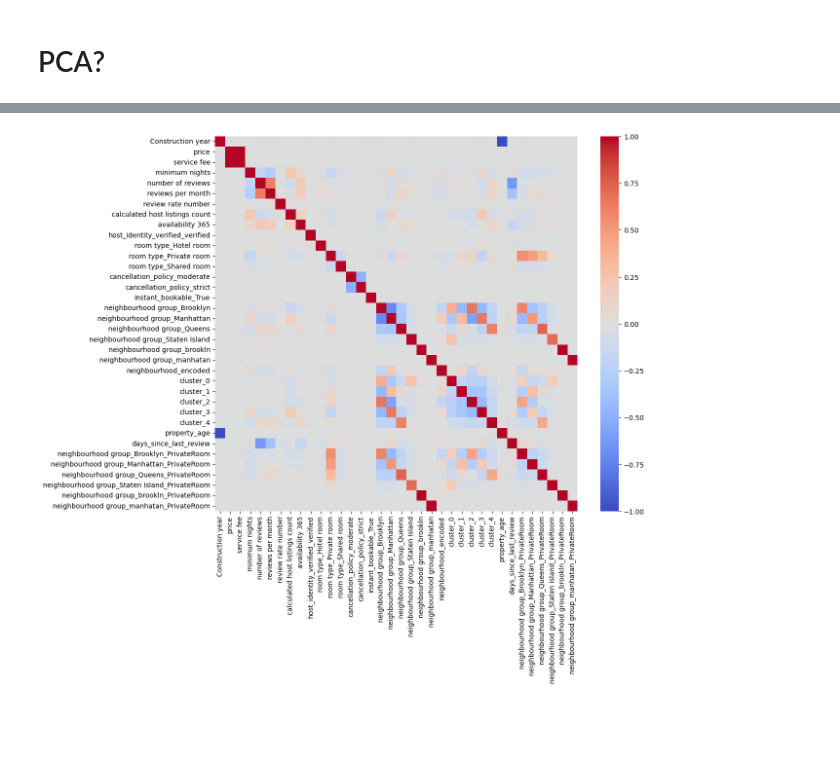
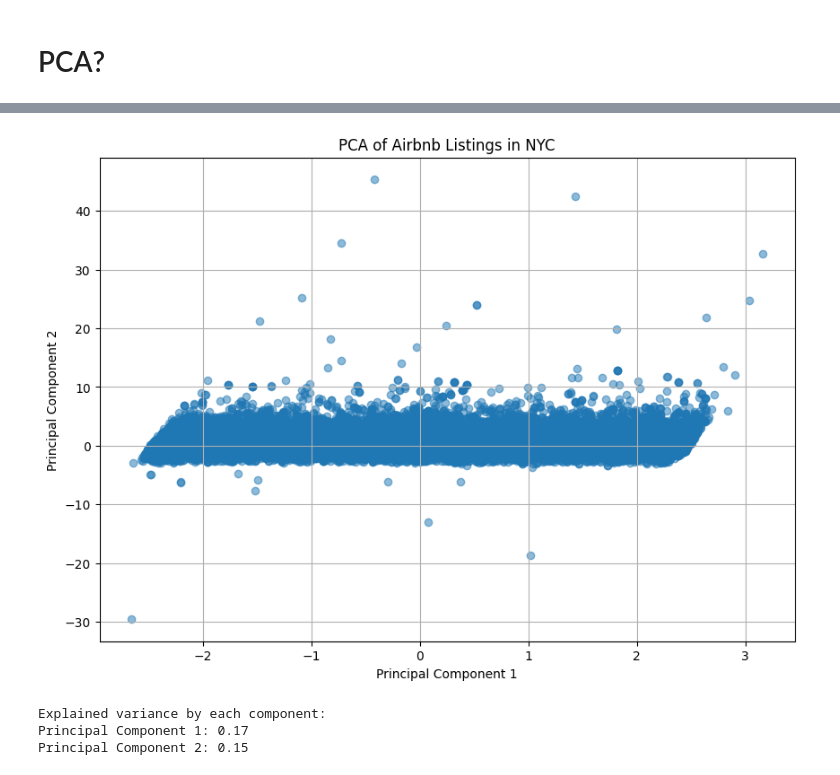
Before and after one commit to hcatic/CS506, a Jupyter notebook: CS506Airbnb_Project.ipynb, the cells around one changed output, grey strips where cells are left out. Saved outputs shown, nothing was run; the diff lists cells and outputs as text; code cells hidden in the pictures; blank space fills up the shorter version.

```diff
--- a/CS506Airbnb_Project.ipynb
+++ b/CS506Airbnb_Project.ipynb
@@ -502,10 +510,81 @@ df_encoded.head()
 # %% [markdown]
 # PCA?
 # %%
+import pandas as pd
 import seaborn as sns
 import matplotlib.pyplot as plt
+from sklearn.decomposition import PCA
+from sklearn.preprocessing import StandardScaler, OneHotEncoder
+from sklearn.compose import ColumnTransformer
+from sklearn.pipeline import Pipeline
 
-plt.figure(figsize=(12, 10))
-sns.heatmap(df_encoded.corr(), cmap='coolwarm', annot=False)
+# Step 1: Load the data
+df = pd.read_csv('Airbnb_Open_Data.csv')
+
+# Step 2: Clean and preprocess the data
+# Removing currency symbols and converting `price` and `service fee` to numeric
+df['price'] = df['price'].replace('[\$,]', '', regex=True).astype(float)
+df['service fee'] = df['service fee'].replace('[\$,]', '', regex=True).astype(float)
+
+# Filling missing values
+df['reviews per month'].fillna(0, inplace=True)
+df['availability 365'].fillna(df['availability 365'].median(), inplace=True)
+df['price'].fillna(df['price'].median(), inplace=True)
+df['service fee'].fillna(df['service fee'].median(), inplace=True)
+df['minimum nights'].fillna(df['minimum nights'].median(), inplace=True)
+df['number of reviews'].fillna(0, inplace=True)
+df['review rate number'].fillna(df['review rate number'].median(), inplace=True)
+df['neighbourhood'].fillna(df['neighbourhood'].mode()[0], inplace=True)
+df['neighbourhood group'].fillna(df['neighbourhood group'].mode()[0], inplace=True)
+df['Construction year'].fillna(df['Construction year'].median(), inplace=True)
+
+# Drop columns that are not essential for PCA
+df.drop(columns=['NAME', 'host name', 'country', 'country code', 'last review', 'house_rules', 'license'], inplace=True)
+df.dropna(subset=['lat', 'long'], inplace=True)
+
+# Fill categorical columns with the mode (most common value)
+for column in ['host_identity_verified', 'instant_bookable', 'cancellation_policy']:
+    df[column].fillna(df[column].mode()[0], inplace=True)
+
+# Fill `calculated host listings count` with the median
+df['calculated host listings count'].fillna(df['calculated host listings count'].median(), inplace=True)
+
+# Step 3: Define columns for PCA
+numerical_features = ['lat', 'long', 'price', 'service fee', 'minimum nights',
+                      'number of reviews', 'reviews per month', 'review rate number',
+                      'calculated host listings count', 'availability 365']
+categorical_features = ['neighbourhood group', 'room type', 'cancellation_policy', 'instant_bookable']
+
+# Preprocessing pipeline
+preprocessor = ColumnTransformer(
+    transformers=[
+        ('num', StandardScaler(), numerical_features),
+        ('cat', OneHotEncoder(drop='first'), categorical_features)
+    ])
+
+# Step 4: Apply PCA
+pca_pipeline = Pipeline(steps=[
+    ('preprocessing', preprocessor),
+    ('pca', PCA(n_components=2))
+])
+
+# Fitting the PCA pipeline to the data
+pca_result = pca_pipeline.fit_transform(df)
+
+# Step 5: Plotting the PCA results
+plt.figure(figsize=(10, 7))
+plt.scatter(pca_result[:, 0], pca_result[:, 1], alpha=0.5)
+plt.title("PCA of Airbnb Listings in NYC")
+plt.xlabel("Principal Component 1")
+plt.ylabel("Principal Component 2")
+plt.grid(True)
 plt.show()
+
+# Step 6: Explained variance
+pca_model = pca_pipeline.named_steps['pca']
+explained_variance = pca_model.explained_variance_ratio_
+
+print("Explained variance by each component:")
+print(f"Principal Component 1: {explained_variance[0]:.2f}")
+print(f"Principal Component 2: {explained_variance[1]:.2f}")
 # %% [output]
@@ -512 +608,4 @@ plt.show()
-[figure, old version]
+[figure, new version]
+Explained variance by each component:
+Principal Component 1: 0.17
+Principal Component 2: 0.15
```
Also changed, not shown: parts of 8 cells of this notebook.
